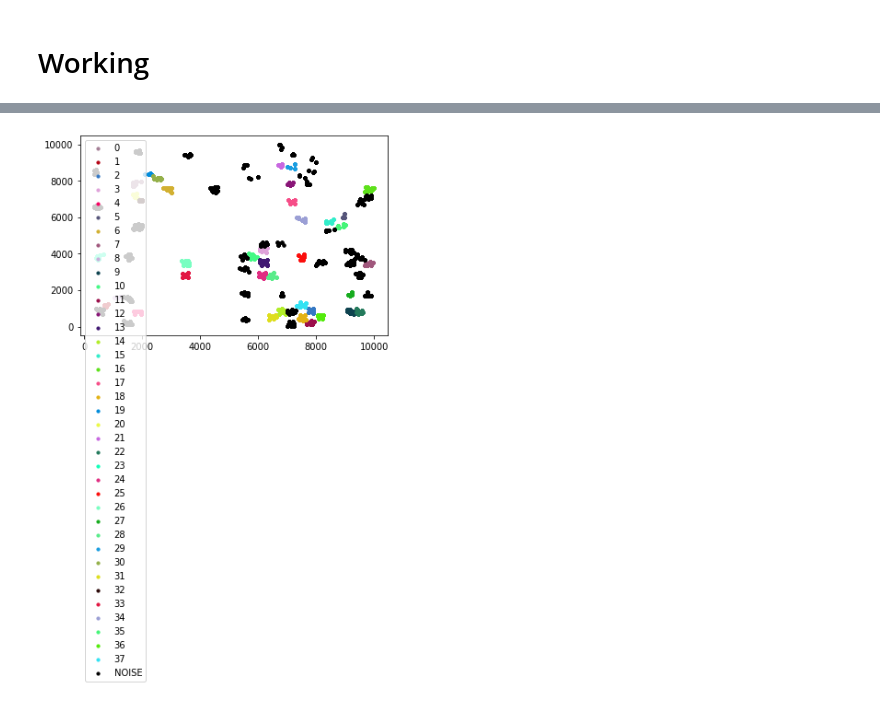
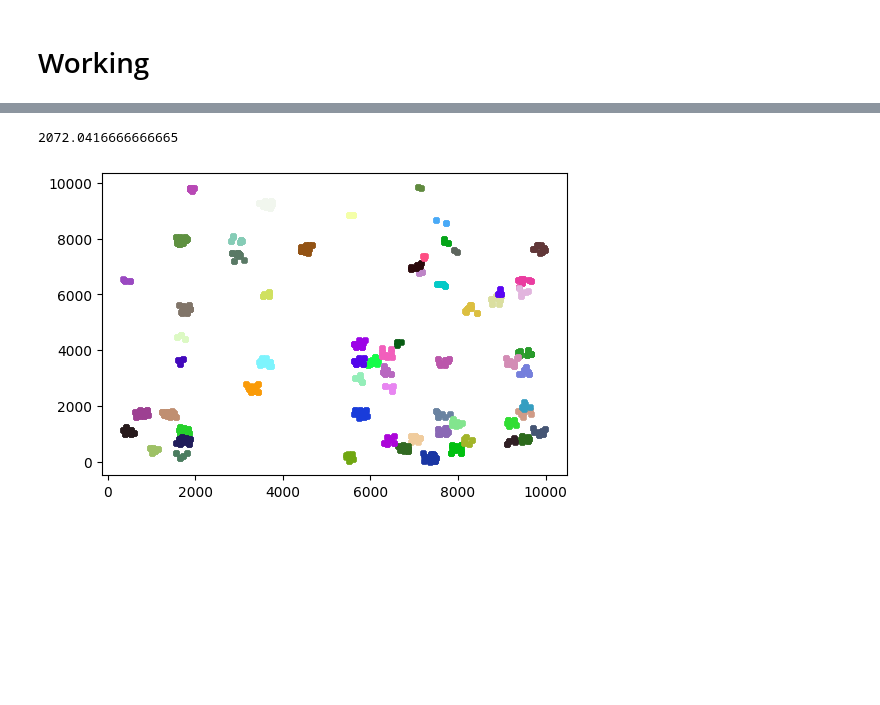
Before and after one commit to BlackDChase/MuDi-Stream, a Jupyter notebook: MuDi Clustering.ipynb, the cells around one changed output, grey strips where cells are left out. Saved outputs shown, nothing was run; the diff lists cells and outputs as text; code cells hidden in the pictures; blank space fills up the shorter version.

```diff
--- a/MuDi Clustering.ipynb
+++ b/MuDi Clustering.ipynb
@@ -369,11 +331,8 @@ class Clusterer:
         If a grid is empty, remove it
         #"""
         grid.updateStatus(t)
-        log.debug(f"{grid.location} status = {grid.status}")
-        log.debug(f"{grid.location} n,w = {grid.n},{grid.w}")
         if grid.status==0:
             sporadic = self._gridList.pop(grid)
-            log.debug(f"Popped {sporadic.location}")
             del sporadic
 
     def _findGrid(self, point):
@@ -391,7 +350,6 @@ class Clusterer:
         If grid is not created or deleted to save space recreate it
         #"""
         self._gridList[loc] = Grid(loc)
-        log.debug(f"Grid opened at {loc}")
 
     def getCMC(self):
         cmc_S = []
@@ -590,7 +528,8 @@ class Offline(Clusterer):
 # %% [markdown]
 # Working
 # %%
-online_component = Online()
-online_component.streamData(stream)
-cmc_list = online_component.getCMC()
-len(cmc_list)
+def runOnline(stream):
+    online_component = Online()
+    online_component.streamData(stream)
+    cmc_list = online_component.getCMC()
+    return cmc_list
@@ -599,6 +536,7 @@ len(cmc_list)
 # %%
-offline_component = Offline()
-offline_component.uploadCMC(cmc_list)
-offline_component.mergeClusters()
-clusters = offline_component.getClusters()
-len(clusters)
+def runOffline(cmc_list):
+    offline_component = Offline()
+    offline_component.uploadCMC(cmc_list)
+    offline_component.mergeClusters()
+    clusters = offline_component.getClusters()
+    return clusters
@@ -628,30 +543,45 @@ for i in clusters:
+# %%
+start = time.perf_counter()
+cmc_list = runOnline(stream)
+clusters = runOffline(cmc_list)
+timeTaken = time.perf_counter()-start
+count=0
+for i in cmc_list:
+    if i.cluster=='NOISE':
+        count+=1
+ratio = (len(cmc_list)**2)/(count+1)
+ratio
+# %% [output]
+2072.0416666666665
 # %%
-fig = plt.figure()
+fig = plt.figure(dpi=100)
 ax = fig.add_subplot(111)
 
 for cluster in clusters:
     r = random.random()
     b = random.random()
     g = random.random()
     color = (r, g, b)
 
     x=[]
     y=[]
     cmcs = cluster._cmcList
     for cmc in cmcs:
         for points in cmc.storage:
             x.append(points.position[0])
             y.append(points.position[1])
-    ax.scatter(x, y, s=10, c=color, label=cluster.name)
+    ax.scatter(x, y, s=10,marker='s', color=color, label=cluster.name)
+
+"""
 x=[]
 y=[]
 for cmc in cmc_list:
     if cmc.cluster=='NOISE':
         for points in cmc.storage:
             x.append(points.position[0])
             y.append(points.position[1])
-ax.scatter(x, y, s=10, c='k', label='NOISE')
-plt.legend(loc='upper left');
+ax.scatter(x, y, s=10, c='k', label='-1')
+"""
 plt.show()
 # %% [output]
-[figure, old version]
+[figure, new version]
```
Also changed, not shown: parts of 10 cells of this notebook, 5 other files.
